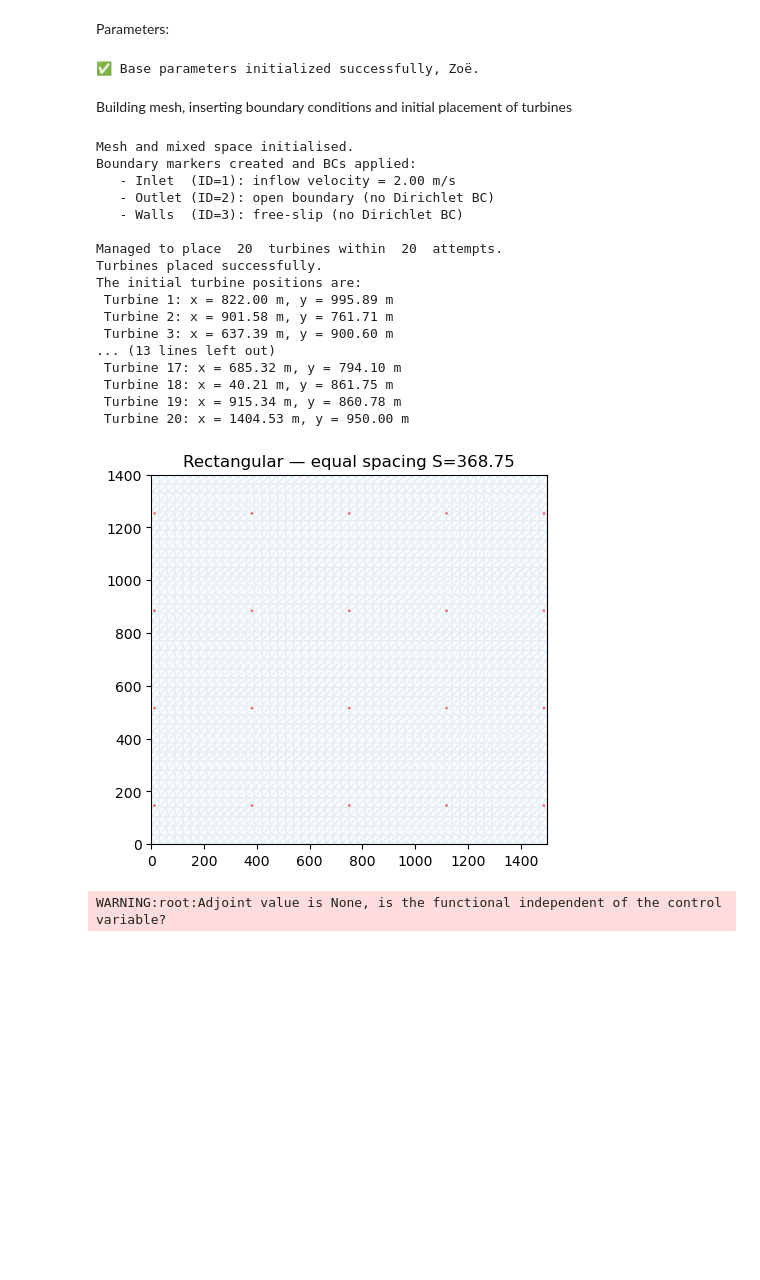
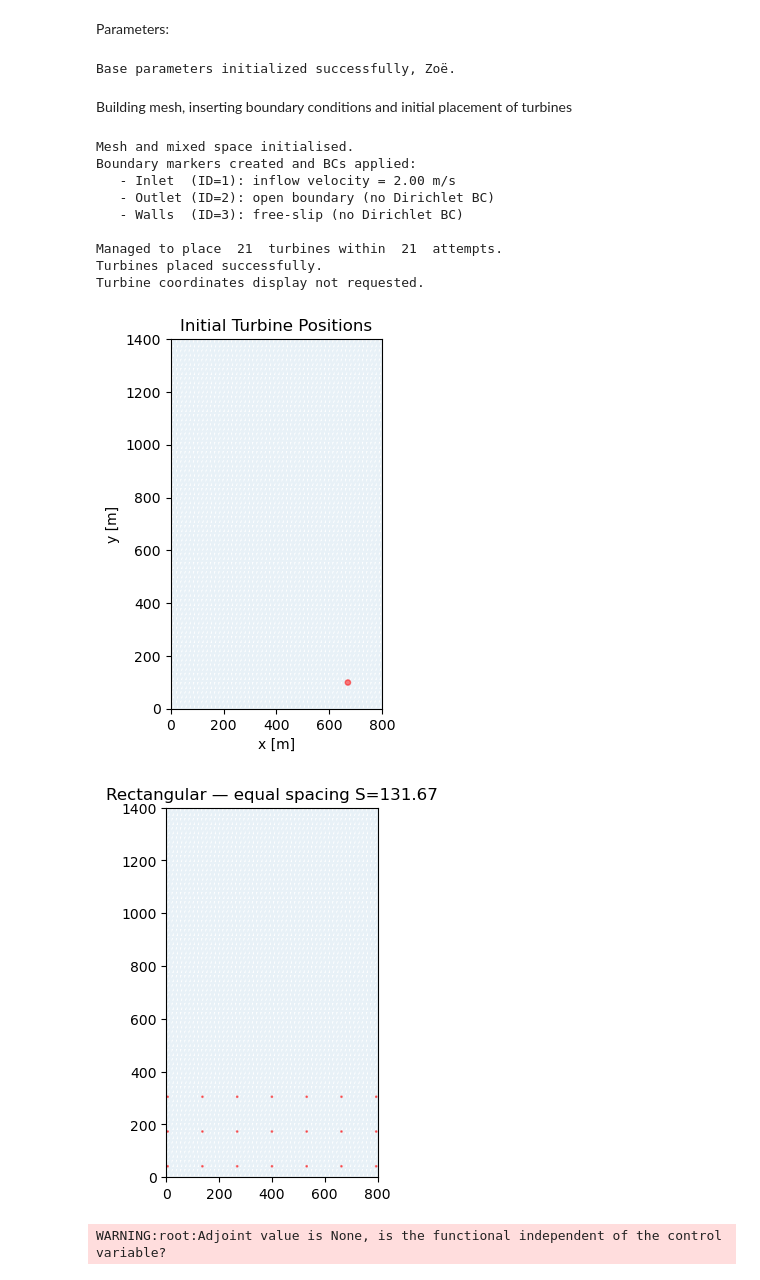
Before and after one commit to ZoeAliki/thesis-SWE-optimising, a Jupyter notebook: Adjoint_optimisation/Scratch_adjoint.ipynb, the cells around one changed output. Cells and saved outputs as stored; diff of their text form; code cells hidden in the pictures; blank space fills up the shorter version.

```diff
--- a/Adjoint_optimisation/Scratch_adjoint.ipynb
+++ b/Adjoint_optimisation/Scratch_adjoint.ipynb
@@ -64,51 +64,44 @@ initial_condition_u = Constant((2.0, 0.0))  # initial velocity field
 initial_condition_eta = Constant(0.0)       # initial free surface elevation
 
 # --- Domain size and mesh resolution ---
-Lx, Ly = 1500.0, 1400.0    # domain dimensions [m]
+Lx, Ly = 800.0, 1400.0    # domain dimensions [m]
 Nx, Ny = 50, 40          # mesh resolution
 
 # --- Turbine layout parameters ---
-n_turbines = 20 # number of turbines
-min_spacing = 5 * D # minimum spacing between turbines [m]
+n_turbines = 21 # number of turbines
+min_spacing = 2 * D # minimum spacing between turbines [m]
 
-xn = n_turbines/4
-yn = n_turbines/xn
+xn = 3  # number of turbines in x-direction
+yn = n_turbines/xn # number of turbines in y-direction
 
 # --- Plot toggles ---
 show_mesh_plot = False # toggle to plot the mesh
 show_plot_turbines = True # toggle to show turbine layout plot
-show_turbines_coordinates = False # toggle to show turbine coordinates
+show_turbines_coordinates = True # toggle to show turbine coordinates
 
 
-print(f"✅ Base parameters initialized successfully, Zoë.")
+print(f"Base parameters initialized successfully, Zoë.")
 # %% [output]
-✅ Base parameters initialized successfully, Zoë.
+Base parameters initialized successfully, Zoë.
 # %% [markdown]
 Building mesh, inserting boundary conditions and initial placement of turbines
 # %%
 mesh, W, w, u, eta, v, q = mesh_set_up(Lx, Ly, Nx, Ny, show_mesh_plot)
 boundary_markers, bcs = setup_boundary_markers_and_bcs(mesh, W, Lx, Ly, U_inflow)
-initial_positions = place_turbines_random2(mesh, Lx, Ly, n_turbines, min_spacing, D, mesh, show_turbines_coordinates, show_plot_turbines)
-initial_pos_rec_new = place_turbines_rectangular_equal_spacing(mesh, Lx, Ly, n_turbines, min_spacing, D, nx=xn, ny=yn)
+initial_positions_random = place_turbines_random2(mesh, Lx, Ly, n_turbines, min_spacing, D)
+initial_positions_rectangular = place_turbines_rectangular_equal_spacing(mesh, Lx, Ly, n_turbines, min_spacing, D, show_plot_turbines, nx=xn, ny=yn)
 # %% [output]
 Mesh and mixed space initialised.
 Boundary markers created and BCs applied:
    - Inlet  (ID=1): inflow velocity = 2.00 m/s
    - Outlet (ID=2): open boundary (no Dirichlet BC)
    - Walls  (ID=3): free‑slip (no Dirichlet BC)
 
-Managed to place  20  turbines within  20  attempts.
+Managed to place  21  turbines within  21  attempts.
 Turbines placed successfully.
-The initial turbine positions are:
- Turbine 1: x = 822.00 m, y = 995.89 m
- Turbine 2: x = 901.58 m, y = 761.71 m
- Turbine 3: x = 637.39 m, y = 900.60 m
-... (13 lines left out)
- Turbine 17: x = 685.32 m, y = 794.10 m
- Turbine 18: x = 40.21 m, y = 861.75 m
- Turbine 19: x = 915.34 m, y = 860.78 m
- Turbine 20: x = 1404.53 m, y = 950.00 m
+Turbine coordinates display not requested.
-[figure, old version]
+[figure, new version]
+[figure, added]
 # %%
 import dolfin_adjoint as adj
 from ufl import derivative
```
Also changed, not shown: 1 other file.
